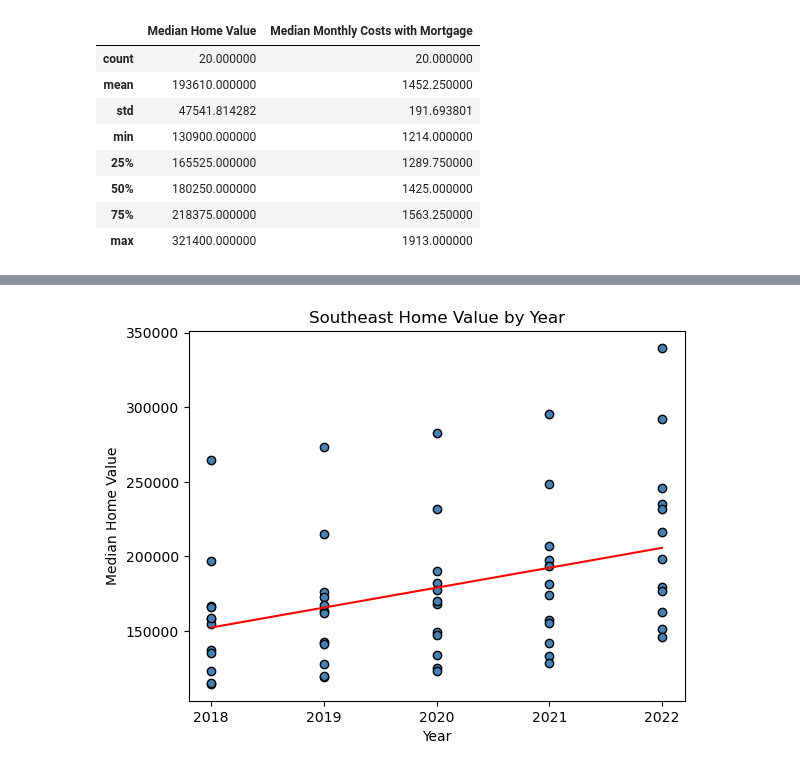
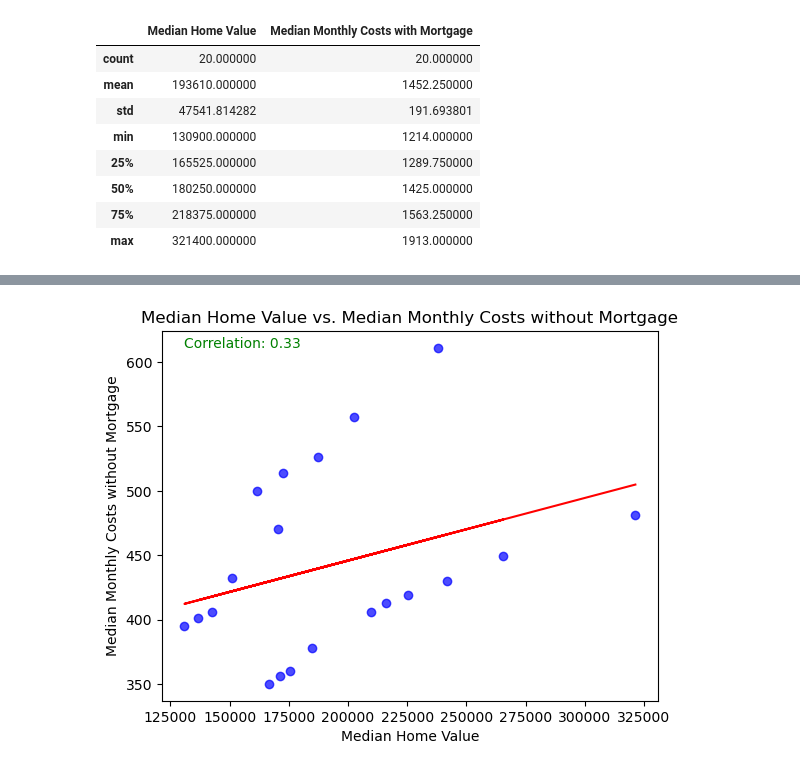
Before and after one commit to cmhillm75/US-Housing-Trends, a Jupyter notebook: Southwest.ipynb, the cells around one changed output, grey strips where cells are left out. Saved outputs shown, nothing was run; the diff lists cells and outputs as text; code cells hidden in the pictures.

```diff
--- a/Southwest.ipynb
+++ b/Southwest.ipynb
@@ -468,14 +388,0 @@ plt.show()
-# %%
-plt.plot(census_pd["Year"], regressValues(census_pd["Year"], census_pd["Median Home Value"]),"r-")
-plt.scatter(census_pd["Year"], census_pd["Median Home Value"], marker="o", facecolors="steelblue", edgecolors="black")
-
-# Incorporate the other graph properties
-plt.title('Southeast Home Value by Year')
-plt.xticks(ticks=[2018, 2019, 2020, 2021, 2022])
-plt.xlabel('Year')
-plt.ylabel('Median Home Value')
-
-# Show plot
-plt.show()
-# %% [output]
-[figure, removed]
@@ -481,0 +394,23 @@ plt.show()
+# %%
+# Extract the relevant columns for the scatter plot
+home_values = census_pd["Median Home Value"]
+costs_without_mortgage = census_pd["Median Monthly Costs without Mortgage"]
+
+correlation = st.pearsonr(home_values, costs_without_mortgage)
+slope, intercept, r_value, p_value, std_err = st.linregress(home_values, costs_without_mortgage)
+regression_line = slope * home_values + intercept
+
+# Apply the regression line
+plt.plot(home_values, regression_line, "r-", label=f'Regression Line: y = {slope:.2f}x + {intercept:.2f}')
+plt.text(min(home_values), max(costs_without_mortgage), f'Correlation: {correlation[0]:.2f}', color='green')
+
+# Create the scatter plot
+plt.scatter(home_values, costs_without_mortgage, alpha=0.7, color='b')
+plt.title('Median Home Value vs. Median Monthly Costs without Mortgage')
+plt.xlabel('Median Home Value')
+plt.ylabel('Median Monthly Costs without Mortgage')
+
+# Show the plot
+plt.show()
+# %% [output]
+[figure, added]
```
Also changed, not shown: parts of 17 cells of this notebook.
